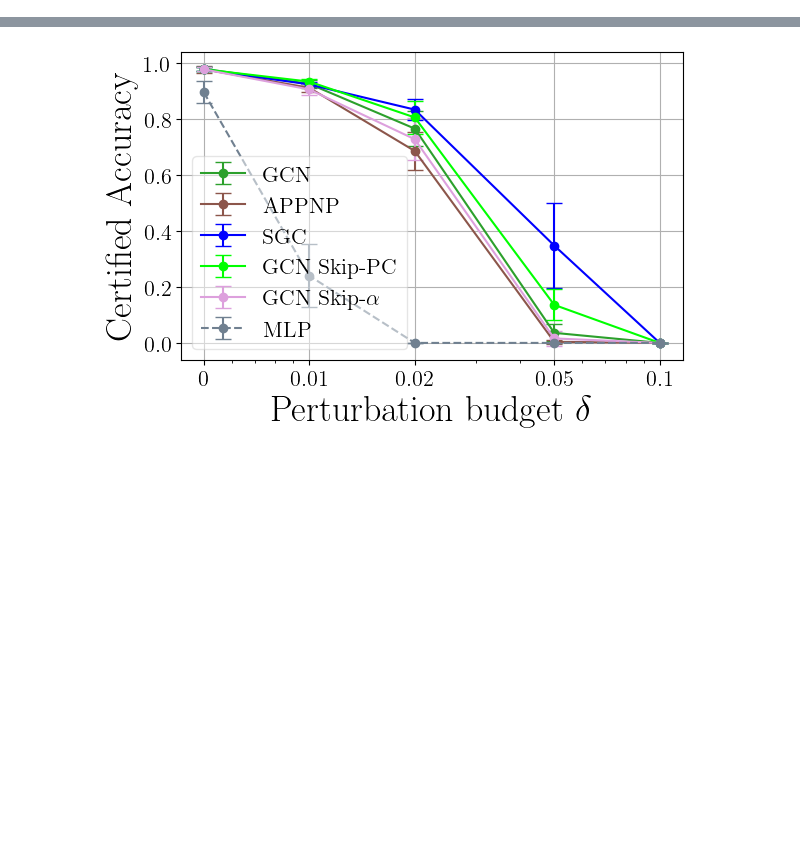
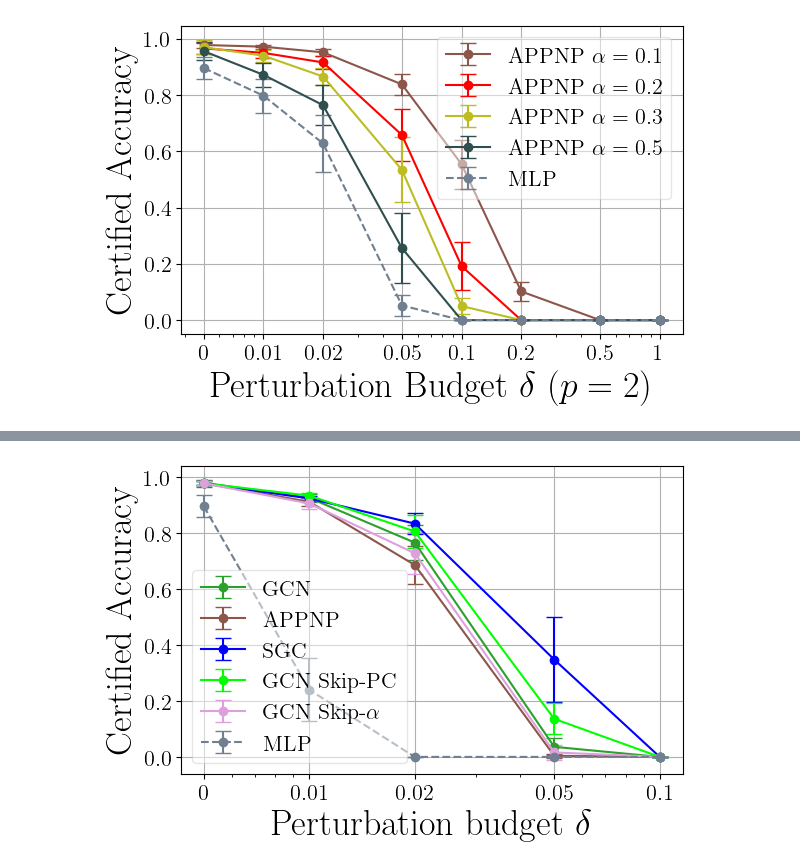
Before and after one commit to saper0/qpcert, a Jupyter notebook: notebooks/certification_realbinary/coramlcontbinary_bl.ipynb, the cells around one changed output, grey strips where cells are left out. Drawn from its saved outputs; the diff is of its cells as text; code cells hidden in the pictures; blank space fills up the shorter version.

```diff
--- a/notebooks/certification_realbinary/coramlcontbinary_bl.ipynb
+++ b/notebooks/certification_realbinary/coramlcontbinary_bl.ipynb
@@ -31,6 +31,35 @@ plt.rcParams.update({
     "text.usetex": True,
     "font.family": "Times New Roman"
 })
+# %%
+C_l = None
+plt.close("all")
+delta_l = [0, 0.01, 0.02, 0.05, 0.1, 0.2, 0.5, 1]
+models = ["APPNP_alpha0.1","APPNP_alpha0.2","APPNP_alpha0.3","APPNP_alpha0.5","MLP"]
+legend_labels = [r"APPNP $\alpha=0.1$",r"APPNP $\alpha=0.2$",r"APPNP $\alpha=0.3$",r"APPNP $\alpha=0.5$","MLP"]
+pert_model = "l2"
+label_fontsize = 26
+legend_fontsize = 16
+ticks_fontsize = 16
+savefig = "coramlbin_bl_l2_nadv1_appnp" + postfix + ".pdf"
+linewidth = 1.5
+markersize = 6
+capsize = 6
+framealpha = 0.5
+experiment_manager.plot_robust_acc_delta(models, C_l, attack_nodes, pert_model=pert_model,
+                                         legend_labels=legend_labels,
+                                         n_adv=1, delta_l=delta_l, xlogscale=True,
+                                         label_fontsize=label_fontsize,
+                                         legend_fontsize=legend_fontsize,
+                                         ticks_fontsize=ticks_fontsize,
+                                         savedir=savedir,
+                                         savefig=savefig,
+                                         markersize=markersize,
+                                         capsize=capsize,
+                                         linewidth=linewidth,
+                                         framealpha=framealpha)
+# %% [output]
+[figure, added]
 # %%
 C_l = None
 plt.close("all")
```
Also changed, not shown: parts of 1 cell of this notebook, 19 other files.
